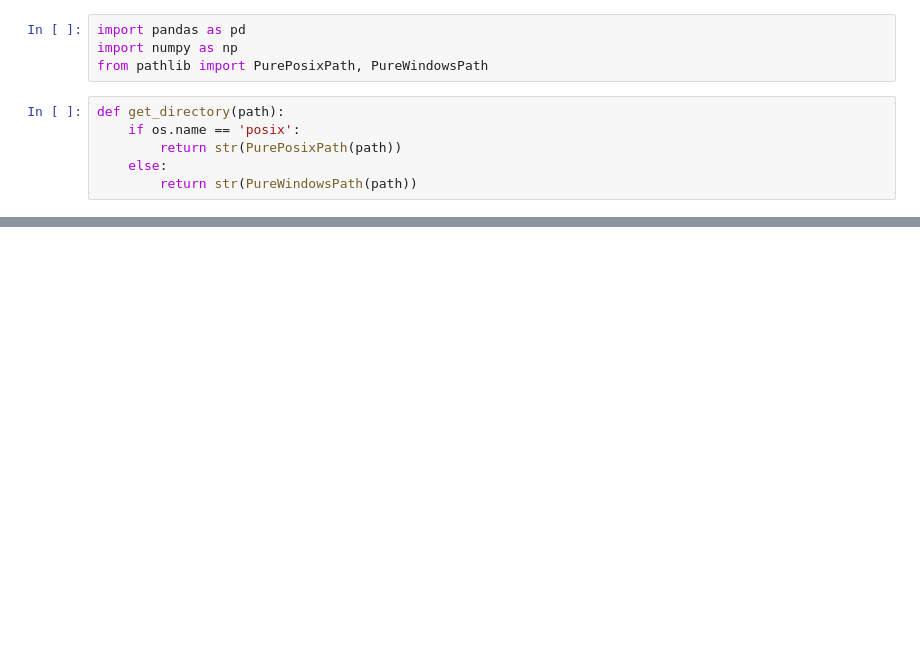
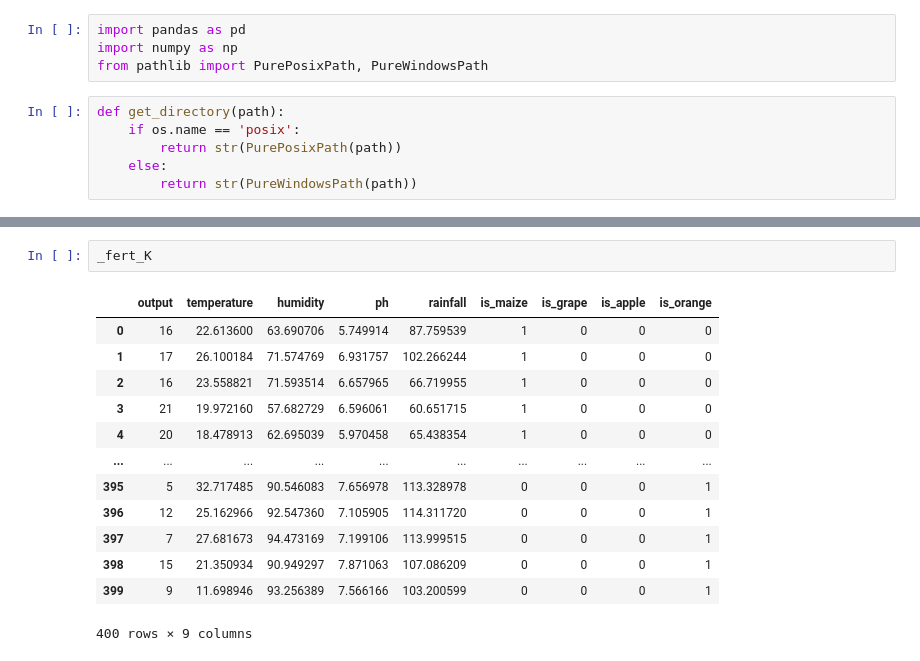
Before and after one commit to dewirizki/bangkit2021_machinelearning, a Jupyter notebook: fertilizer-recommender.ipynb, the cells around one changed output, grey strips where cells are left out. Drawn from its saved outputs; the diff is of its cells as text; blank space fills up the shorter version.

```diff
--- a/fertilizer-recommender.ipynb
+++ b/fertilizer-recommender.ipynb
@@ -120,0 +110,16 @@ _fert   # This is our input dataset.
+# %%
+_fert_K
+# %% [output]
+|  | output | temperature | humidity | ph | rainfall | is_maize | is_grape | is_apple | is_orange |
+| 0 | 16 | 22.613600 | 63.690706 | 5.749914 | 87.759539 | 1 | 0 | 0 | 0 |
+| 1 | 17 | 26.100184 | 71.574769 | 6.931757 | 102.266244 | 1 | 0 | 0 | 0 |
+| 2 | 16 | 23.558821 | 71.593514 | 6.657965 | 66.719955 | 1 | 0 | 0 | 0 |
+| 3 | 21 | 19.972160 | 57.682729 | 6.596061 | 60.651715 | 1 | 0 | 0 | 0 |
+| 4 | 20 | 18.478913 | 62.695039 | 5.970458 | 65.438354 | 1 | 0 | 0 | 0 |
+| ... | ... | ... | ... | ... | ... | ... | ... | ... | ... |
+| 395 | 5 | 32.717485 | 90.546083 | 7.656978 | 113.328978 | 0 | 0 | 0 | 1 |
+| 396 | 12 | 25.162966 | 92.547360 | 7.105905 | 114.311720 | 0 | 0 | 0 | 1 |
+| 397 | 7 | 27.681673 | 94.473169 | 7.199106 | 113.999515 | 0 | 0 | 0 | 1 |
+| 398 | 15 | 21.350934 | 90.949297 | 7.871063 | 107.086209 | 0 | 0 | 0 | 1 |
+| 399 | 9 | 11.698946 | 93.256389 | 7.566166 | 103.200599 | 0 | 0 | 0 | 1 |
+400 rows × 9 columns
```
Also changed, not shown: parts of 35 cells of this notebook, 8 other files.
